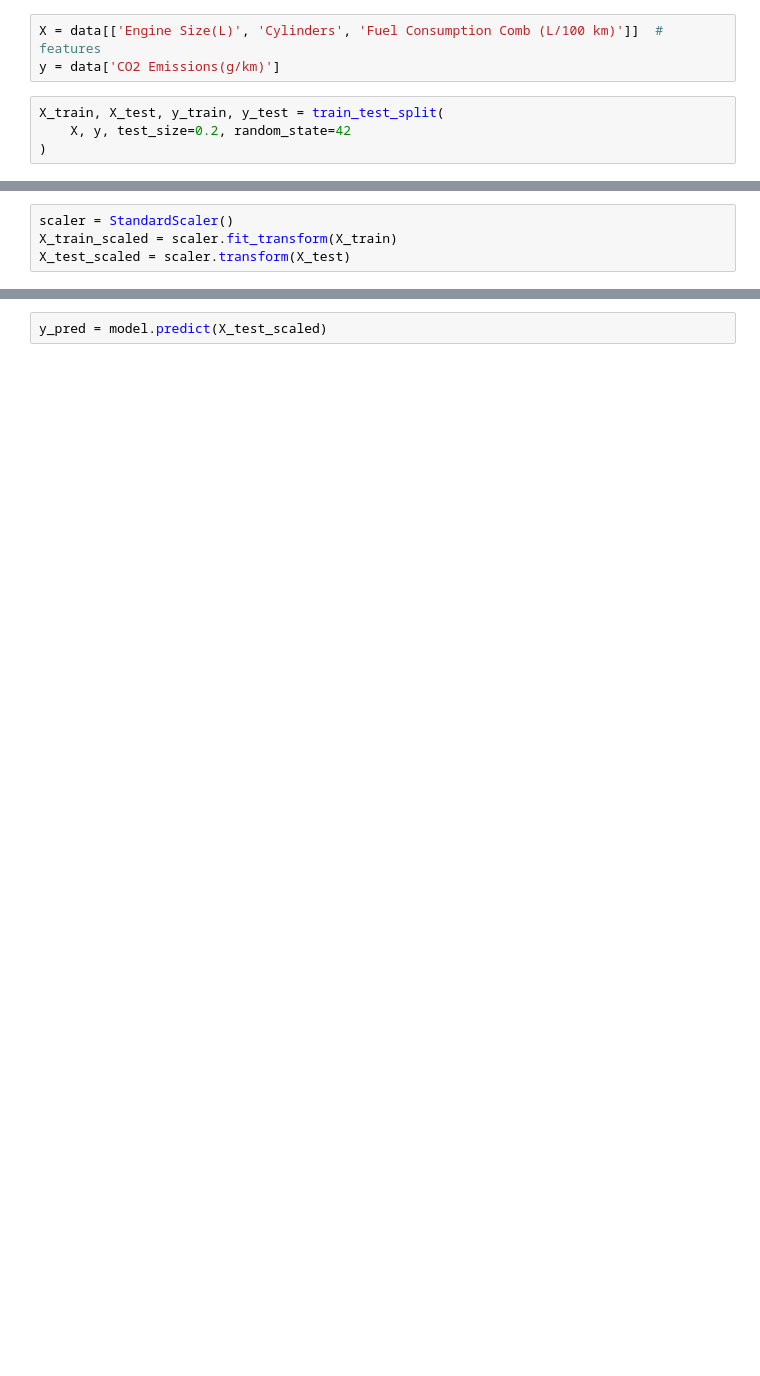
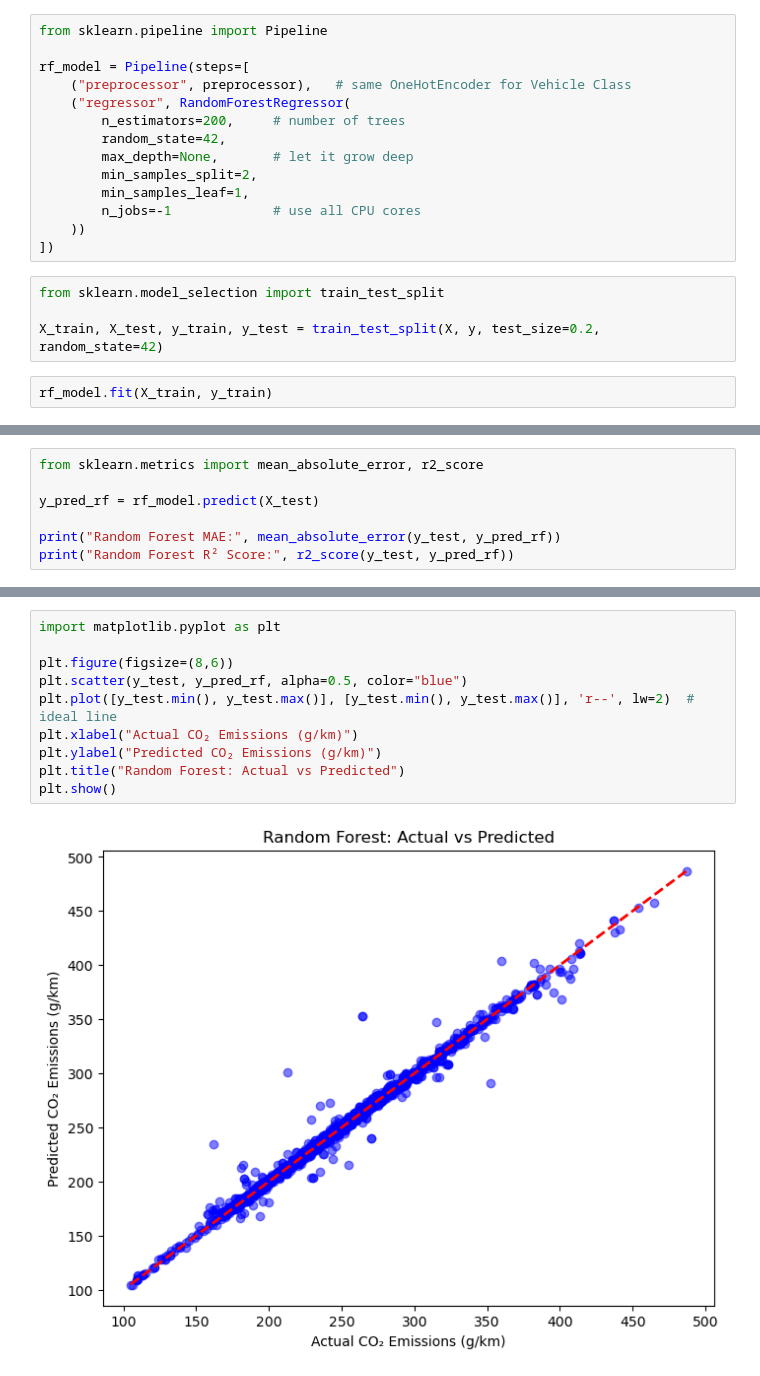
Before and after one commit to ShreyasSK4114/CO2-emission, a Jupyter notebook: cars.ipynb, the cells around one changed output, grey strips where cells are left out. Drawn from its saved outputs; the diff is of its cells as text; blank space fills up the shorter version.

Commit message:
updated random forest of cars

```diff
--- a/cars.ipynb
+++ b/cars.ipynb
@@ -13,7 +45,20 @@ data = data[data['CO2 Emissions(g/km)'] < 600]
 # %%
-X = data[['Engine Size(L)', 'Cylinders', 'Fuel Consumption Comb (L/100 km)']]  # features
-y = data['CO2 Emissions(g/km)']
+from sklearn.pipeline import Pipeline
+
+rf_model = Pipeline(steps=[
+    ("preprocessor", preprocessor),   # same OneHotEncoder for Vehicle Class
+    ("regressor", RandomForestRegressor(
+        n_estimators=200,     # number of trees
+        random_state=42,
+        max_depth=None,       # let it grow deep
+        min_samples_split=2,
+        min_samples_leaf=1,
+        n_jobs=-1             # use all CPU cores
+    ))
+])
+# %%
+from sklearn.model_selection import train_test_split
+
+X_train, X_test, y_train, y_test = train_test_split(X, y, test_size=0.2, random_state=42)
 # %%
-X_train, X_test, y_train, y_test = train_test_split(
-    X, y, test_size=0.2, random_state=42
-)
+rf_model.fit(X_train, y_train)
@@ -20,4 +79,7 @@ X_train, X_test, y_train, y_test = train_test_split(
 # %%
-scaler = StandardScaler()
-X_train_scaled = scaler.fit_transform(X_train)
-X_test_scaled = scaler.transform(X_test)
+from sklearn.metrics import mean_absolute_error, r2_score
+
+y_pred_rf = rf_model.predict(X_test)
+
+print("Random Forest MAE:", mean_absolute_error(y_test, y_pred_rf))
+print("Random Forest R² Score:", r2_score(y_test, y_pred_rf))
@@ -29,3 +101,13 @@ LinearRegression()
 # %%
-y_pred = model.predict(X_test_scaled)
+import matplotlib.pyplot as plt
+
+plt.figure(figsize=(8,6))
+plt.scatter(y_test, y_pred_rf, alpha=0.5, color="blue")
+plt.plot([y_test.min(), y_test.max()], [y_test.min(), y_test.max()], 'r--', lw=2)  # ideal line
+plt.xlabel("Actual CO₂ Emissions (g/km)")
+plt.ylabel("Predicted CO₂ Emissions (g/km)")
+plt.title("Random Forest: Actual vs Predicted")
+plt.show()
+# %% [output]
+[figure, added]
 # %%
```
Also changed, not shown: parts of 13 cells of this notebook.
